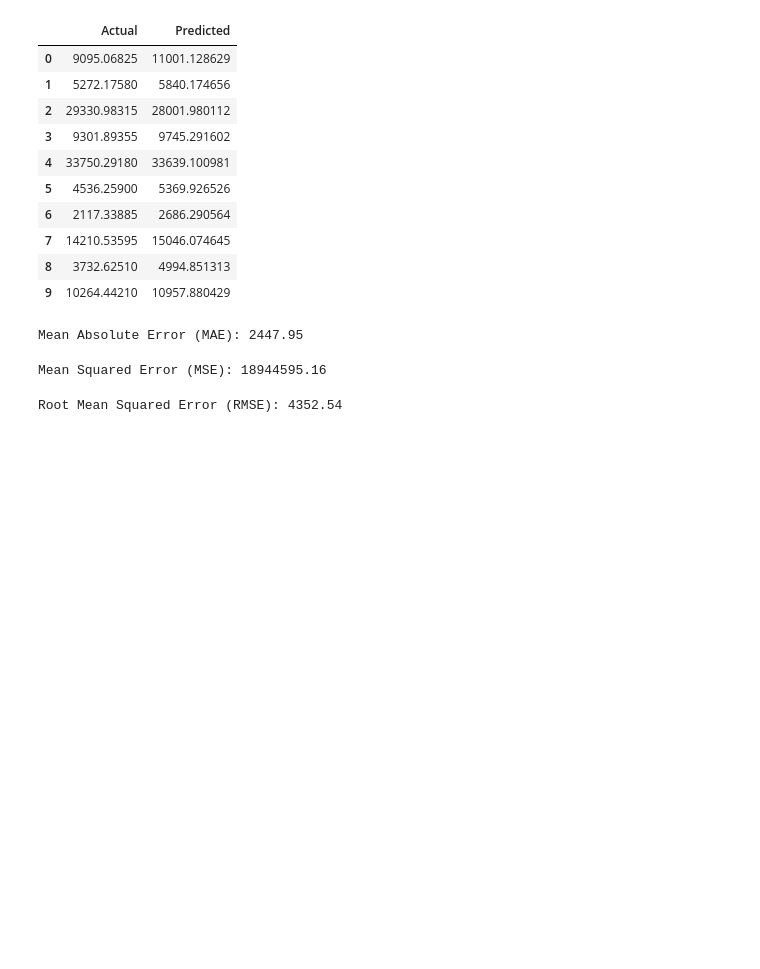
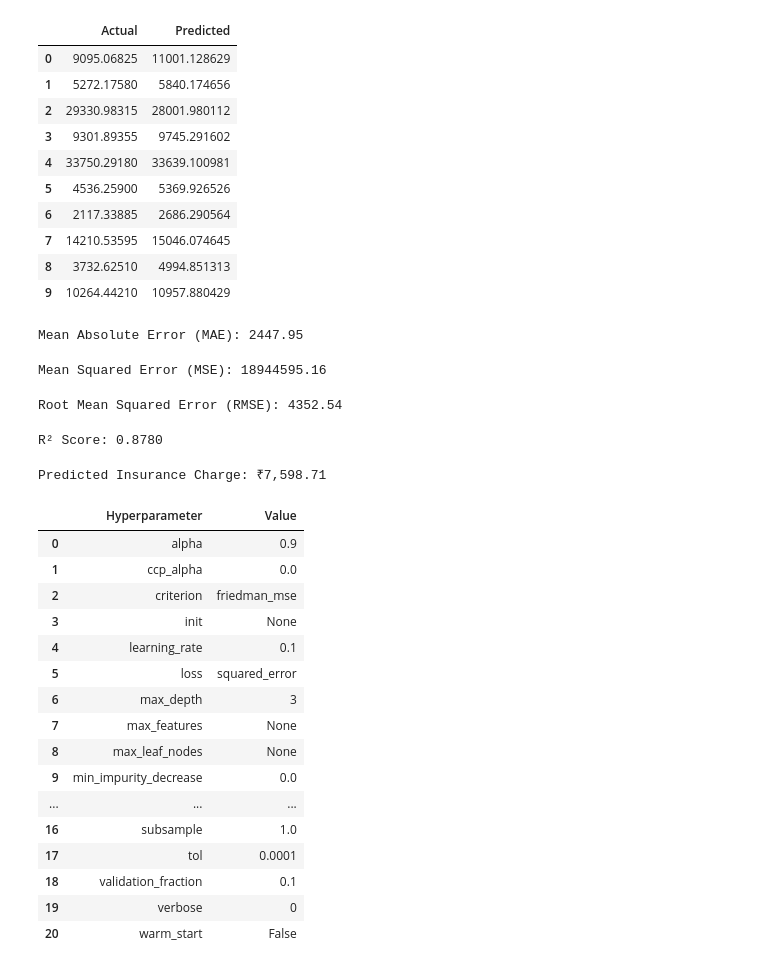
Before and after one commit to vibeee45/Machine-Learning, a Jupyter notebook: Supervised ML/Regression/Gradient Boosting Regression/Gradient Boosting Regression.ipynb, the cells around one changed output. Cells and saved outputs as stored; diff of their text form; code cells hidden in the pictures; blank space fills up the shorter version.

```diff
--- a/Supervised ML/Regression/Gradient Boosting Regression/Gradient Boosting Regression.ipynb
+++ b/Supervised ML/Regression/Gradient Boosting Regression/Gradient Boosting Regression.ipynb
@@ -238,3 +238,57 @@ rmse = np.sqrt(mse)
 print(f"Root Mean Squared Error (RMSE): {rmse:.2f}")
 # %% [output]
 Root Mean Squared Error (RMSE): 4352.54
+# %%
+from sklearn.metrics import r2_score
+
+# Calculating R² Score
+
+r2 = r2_score(y_test, y_pred)
+
+print(f"R² Score: {r2:.4f}")
+# %% [output]
+R² Score: 0.8780
+# %%
+# Predicting insurance cost for a new customer
+
+new_customer = pd.DataFrame({
+    "age": [35],
+    "sex": [1],         # Male
+    "bmi": [28.5],
+    "children": [2],
+    "smoker": [0],      # Non-Smoker
+    "region": [2]
+})
+
+predicted_charge = model.predict(new_customer)
+
+print(f"Predicted Insurance Charge: ₹{predicted_charge[0]:,.2f}")
+# %% [output]
+Predicted Insurance Charge: ₹7,598.71
+# %%
+# Displaying Gradient Boosting Hyperparameters
+
+parameters = pd.DataFrame({
+    "Hyperparameter": model.get_params().keys(),
+    "Value": model.get_params().values()
+})
+
+display(parameters)
+# %% [output]
+|  | Hyperparameter | Value |
+| 0 | alpha | 0.9 |
+| 1 | ccp_alpha | 0.0 |
+| 2 | criterion | friedman_mse |
+| 3 | init | None |
+| 4 | learning_rate | 0.1 |
+| 5 | loss | squared_error |
+| 6 | max_depth | 3 |
+| 7 | max_features | None |
+| 8 | max_leaf_nodes | None |
+| 9 | min_impurity_decrease | 0.0 |
+| ... | ... | ... |
+| 16 | subsample | 1.0 |
+| 17 | tol | 0.0001 |
+| 18 | validation_fraction | 0.1 |
+| 19 | verbose | 0 |
+| 20 | warm_start | False |
```
Also changed, not shown: parts of 2 cells of this notebook, 2 other files.
